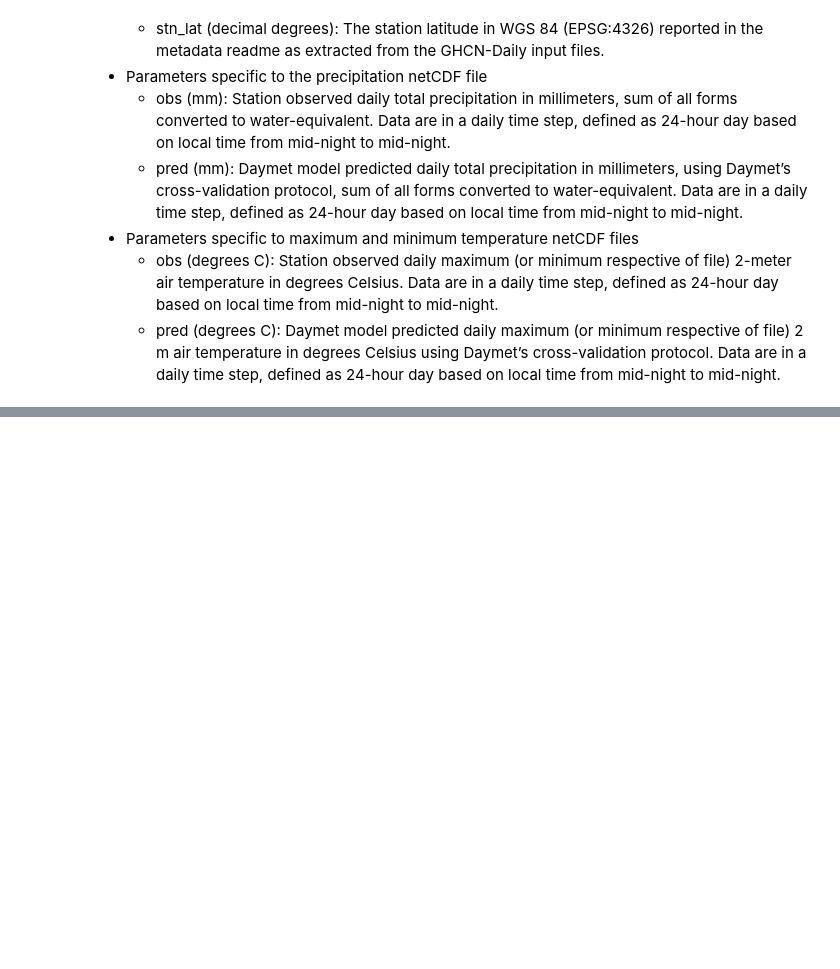
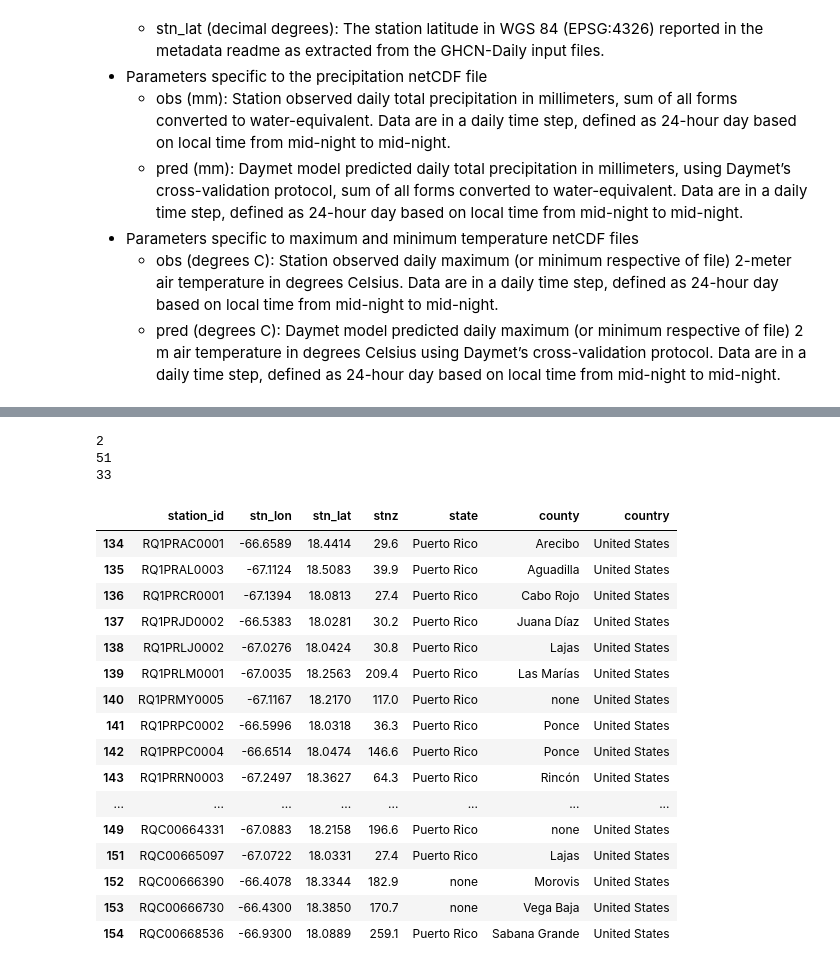
Before and after one commit to amuraddd/daymet, a Jupyter notebook: daymet_analysis.ipynb, the cells around one changed output, grey strips where cells are left out. Saved outputs shown, nothing was run; the diff lists cells and outputs as text; code cells hidden in the pictures; blank space fills up the shorter version.

```diff
--- a/daymet_analysis.ipynb
+++ b/daymet_analysis.ipynb
@@ -201,0 +246,46 @@ pred_obs_df
+# %%
+for i in [cluster_1.station_id.unique(),cluster_2.station_id.unique(),cluster_3.station_id.unique()]:
+    print(len(i))
+# %% [output]
+2
+51
+33
+# %%
+from geopy.geocoders import Nominatim
+geolocator = Nominatim(user_agent="geoapiExercises")
+# %%
+clusters = list()
+cluster_1_tmp =  cluster_1.drop_duplicates(subset=['station_id'], keep='last')
+cluster_2_tmp =  cluster_2.drop_duplicates(subset=['station_id'], keep='last')
+cluster_3_tmp =  cluster_3.drop_duplicates(subset=['station_id'], keep='last')
+# cluster_4_tmp =  cluster_4.drop_duplicates(subset=['station_id'], keep='last')
+
+for cluster in [cluster_1_tmp, cluster_2_tmp, cluster_3_tmp]:
+    states = list()
+    counties = list()
+    countries = list()
+    for row in cluster.iterrows():
+        lon = row[1].iloc[1]
+        lat = row[1].iloc[2]
+        location = geolocator.reverse(str(lat)+","+str(lon))
+        address = location.raw['address']
+        try:
+            state = address['state']
+        except:
+            state = 'none'
+        try:
+            county = address['county']
+        except:
+            county = 'none'
+        try:
+            country = address['country']
+        except:
+            country = 'none'
+        states.append(state)
+        counties.append(county)
+        countries.append(country)
+
+    cluster['state'] = states
+    cluster['county'] = counties
+    cluster['country'] = countries
+    clusters.append(cluster)
@@ -201,0 +302,20 @@ pred_obs_df
+# %%
+clusters[0]
+# %% [output]
+|  | station_id | stn_lon | stn_lat | stnz | state | county | country |
+| 134 | RQ1PRAC0001 | -66.6589 | 18.4414 | 29.6 | Puerto Rico | Arecibo | United States |
+| 135 | RQ1PRAL0003 | -67.1124 | 18.5083 | 39.9 | Puerto Rico | Aguadilla | United States |
+| 136 | RQ1PRCR0001 | -67.1394 | 18.0813 | 27.4 | Puerto Rico | Cabo Rojo | United States |
+| 137 | RQ1PRJD0002 | -66.5383 | 18.0281 | 30.2 | Puerto Rico | Juana Díaz | United States |
+| 138 | RQ1PRLJ0002 | -67.0276 | 18.0424 | 30.8 | Puerto Rico | Lajas | United States |
+| 139 | RQ1PRLM0001 | -67.0035 | 18.2563 | 209.4 | Puerto Rico | Las Marías | United States |
+| 140 | RQ1PRMY0005 | -67.1167 | 18.2170 | 117.0 | Puerto Rico | none | United States |
+| 141 | RQ1PRPC0002 | -66.5996 | 18.0318 | 36.3 | Puerto Rico | Ponce | United States |
+| 142 | RQ1PRPC0004 | -66.6514 | 18.0474 | 146.6 | Puerto Rico | Ponce | United States |
+| 143 | RQ1PRRN0003 | -67.2497 | 18.3627 | 64.3 | Puerto Rico | Rincón | United States |
+| ... | ... | ... | ... | ... | ... | ... | ... |
+| 149 | RQC00664331 | -67.0883 | 18.2158 | 196.6 | Puerto Rico | none | United States |
+| 151 | RQC00665097 | -67.0722 | 18.0331 | 27.4 | Puerto Rico | Lajas | United States |
+| 152 | RQC00666390 | -66.4078 | 18.3344 | 182.9 | none | Morovis | United States |
+| 153 | RQC00666730 | -66.4300 | 18.3850 | 170.7 | none | Vega Baja | United States |
+| 154 | RQC00668536 | -66.9300 | 18.0889 | 259.1 | Puerto Rico | Sabana Grande | United States |
```
Also changed, not shown: parts of 34 cells of this notebook, 1 other file.
